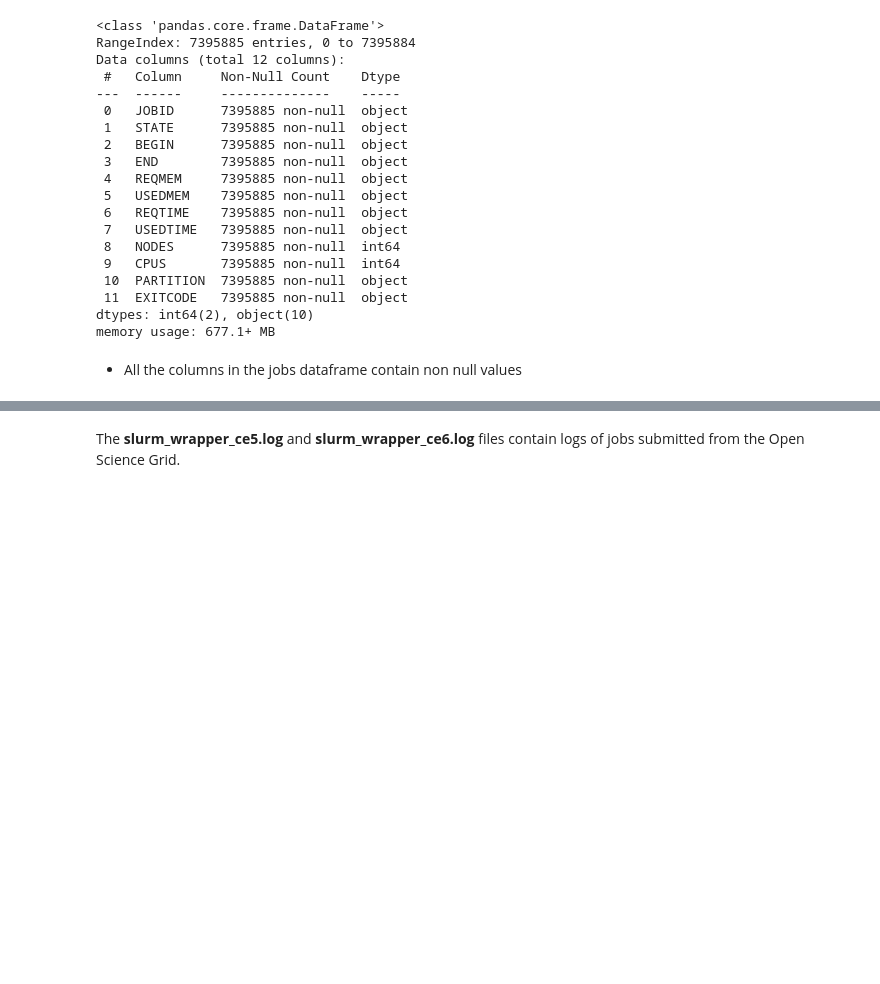
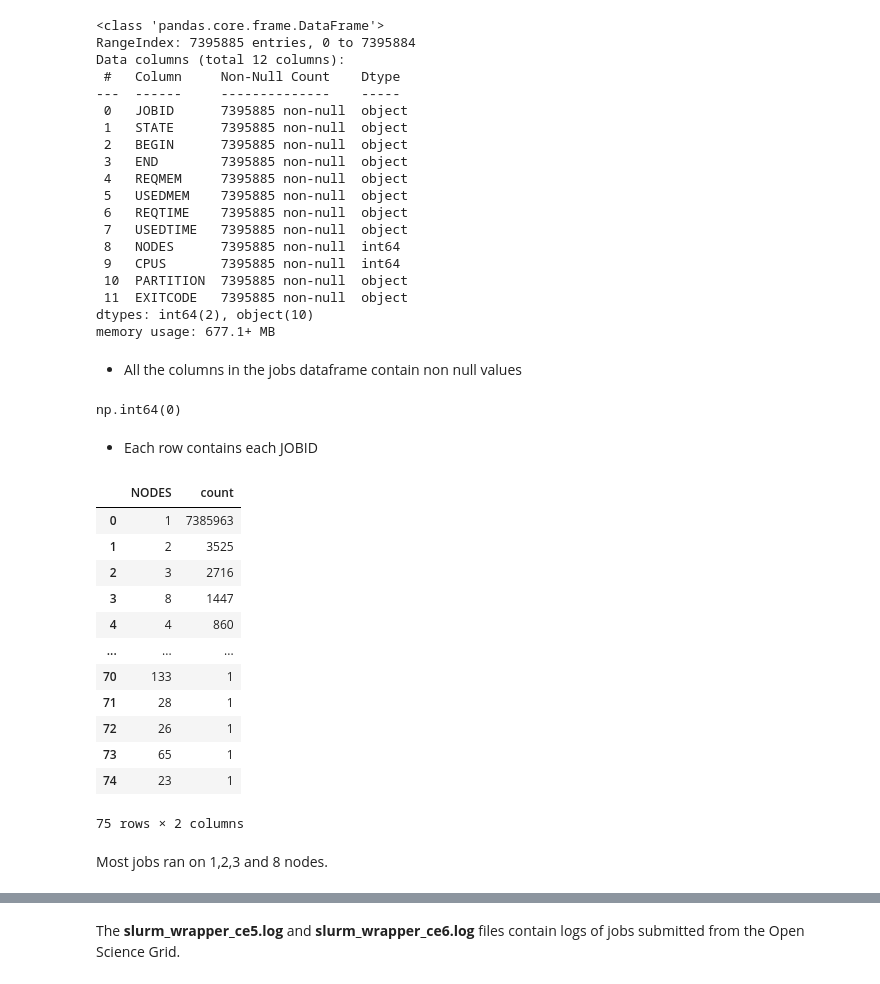
Before and after one commit to nss-data-science-cohort-9/accre-ADoddala, a Jupyter notebook: notebooks/accre_project.ipynb, the cells around one changed output, grey strips where cells are left out. Drawn from its saved outputs; the diff is of its cells as text; code cells hidden in the pictures; blank space fills up the shorter version.

```diff
--- a/notebooks/accre_project.ipynb
+++ b/notebooks/accre_project.ipynb
@@ -52,3 +88,27 @@ dtypes: int64(2), object(10)
 memory usage: 677.1+ MB
 # %% [markdown]
 * All the columns in the jobs dataframe contain non null values
+# %%
+(jobs['JOBID'].value_counts()>1).sum()
+# %% [output]
+np.int64(0)
+# %% [markdown]
+* Each row contains each JOBID
+# %%
+jobs['NODES'].value_counts().sort_values(ascending =False).reset_index()
+# %% [output]
+|  | NODES | count |
+| 0 | 1 | 7385963 |
+| 1 | 2 | 3525 |
+| 2 | 3 | 2716 |
+| 3 | 8 | 1447 |
+| 4 | 4 | 860 |
+| ... | ... | ... |
+| 70 | 133 | 1 |
+| 71 | 28 | 1 |
+| 72 | 26 | 1 |
+| 73 | 65 | 1 |
+| 74 | 23 | 1 |
+75 rows × 2 columns
+# %% [markdown]
+Most jobs ran on 1,2,3 and 8 nodes.
```
Also changed, not shown: parts of 25 cells of this notebook.
